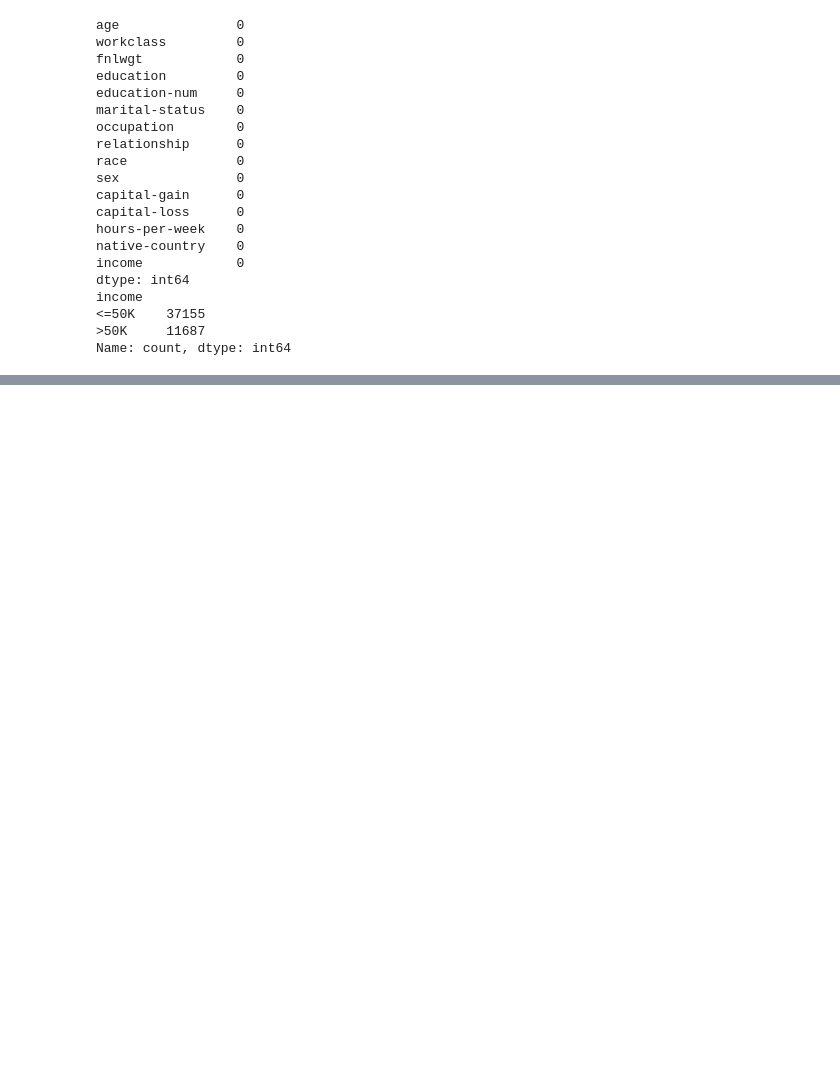
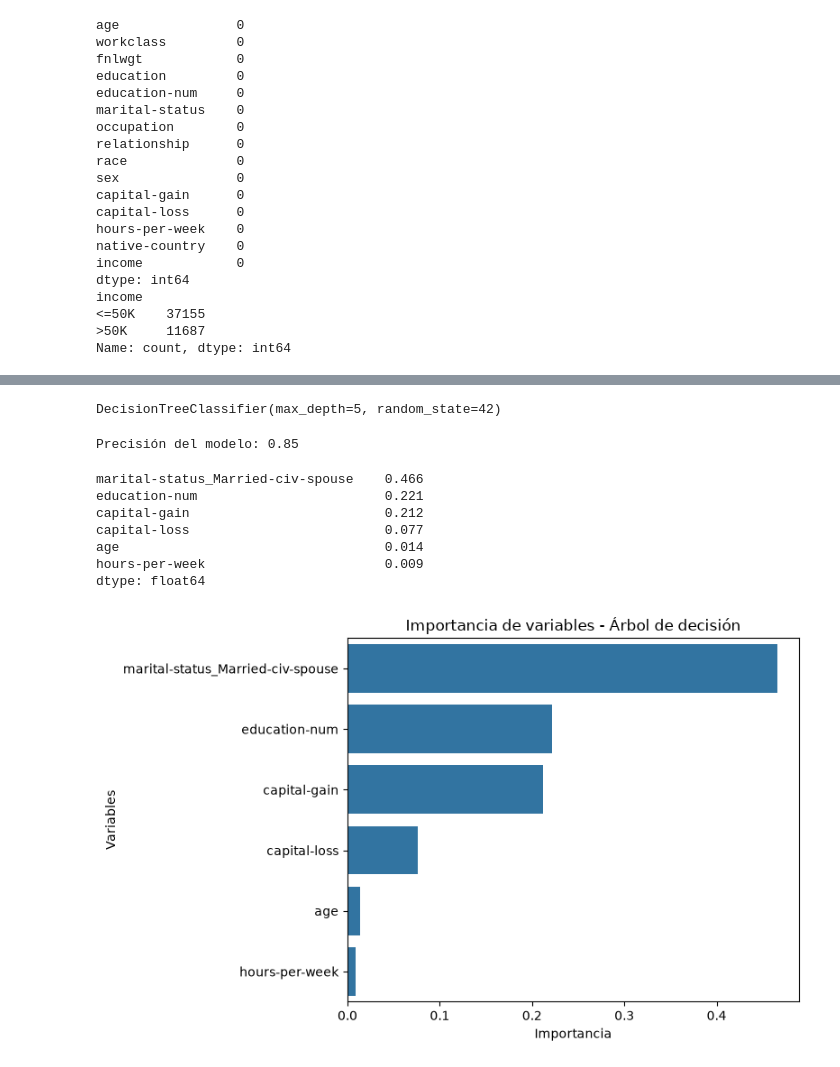
Before and after one commit to BreinerNavarro/IA_II, a Jupyter notebook: Corte_III/censusIcome.ipynb, the cells around one changed output, grey strips where cells are left out. Drawn from its saved outputs; the diff is of its cells as text; code cells hidden in the pictures; blank space fills up the shorter version.

```diff
--- a/Corte_III/censusIcome.ipynb
+++ b/Corte_III/censusIcome.ipynb
@@ -192,0 +240,2 @@ df.head(20)
+# %%
+df = df.drop("education", axis=1)       # Eliminamos la variable "education" ya que no aporta información relevante para el análisis y puede generar ruido en los modelos de machine learning
@@ -192,0 +312,44 @@ df.head(20)
+# %%
+# Dividimos el dataset en variables predictoras y variable objetivo
+X = pd.get_dummies(df.drop(columns=["income"]), dtype=int)
+y = df["income"]
+# %%
+# Dividimos el dataset en entrenamiento (80%) y prueba (20%)
+X_train, X_test, y_train, y_test = train_test_split(X, y, test_size=0.5, random_state=42)
+# %%
+arbol = DecisionTreeClassifier(criterion='gini', max_depth=5, random_state=42)    # creamos el modelo de árbol de decisión
+arbol.fit(X_train, y_train)                                                       # entrenamos el modelo
+# %% [output]
+DecisionTreeClassifier(max_depth=5, random_state=42)
+# %%
+y_pred = arbol.predict(X_test)                  # Hacemos predicciones sobre el conjunto de prueba
+accuracy = accuracy_score(y_test, y_pred)       # Calculamos la precisión del modelo
+print(f"Precisión del modelo: {accuracy:.2f}")  # Mostramos la precisión del modelo
+# %% [output]
+Precisión del modelo: 0.85
+# %%
+
+# Unimos el nombre e importancia en una sola tabla
+imp = pd.Series(arbol.feature_importances_, index=X.columns)
+
+# Nos quedamos con las que importan (> 0) y ordenarlas
+imp = imp[imp > 0.005].sort_values(ascending=False).head(15)
+print(imp.round(3))
+
+# Gráfico
+plt.figure(figsize=(8, 5))
+sns.barplot(x=imp.values, y=imp.index)
+plt.title("Importancia de variables - Árbol de decisión")
+plt.xlabel("Importancia")
+plt.ylabel("Variables")
+plt.tight_layout()
+plt.show()
+# %% [output]
+marital-status_Married-civ-spouse    0.466
+education-num                        0.221
+capital-gain                         0.212
+capital-loss                         0.077
+age                                  0.014
+hours-per-week                       0.009
+dtype: float64
+[figure, added]
```
Also changed, not shown: parts of 11 cells of this notebook.
